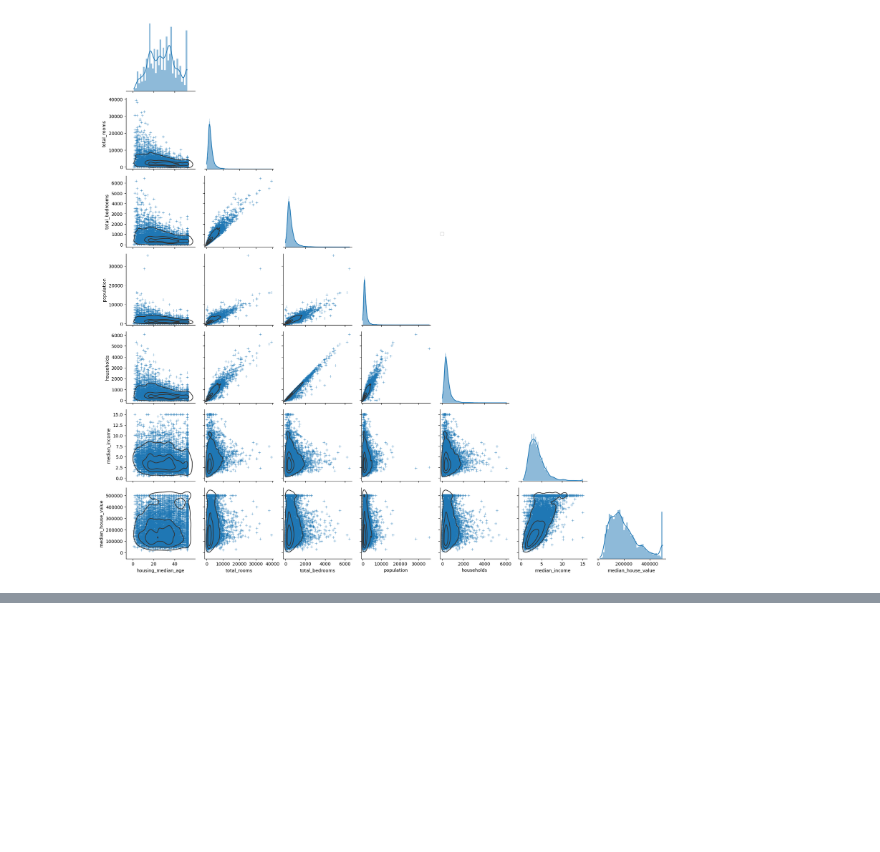
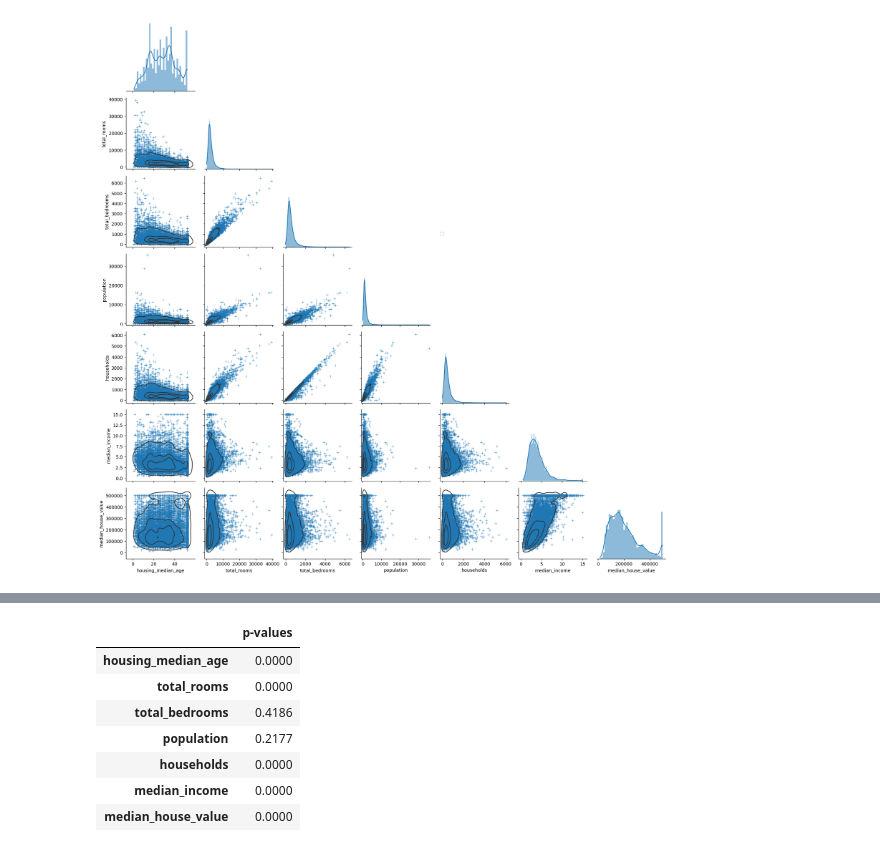
Before and after one commit to AliciaKairouani/Projet_immo, a Jupyter notebook: inférence.ipynb, the cells around one changed output, grey strips where cells are left out. Cells and saved outputs as stored; diff of their text form; code cells hidden in the pictures; blank space fills up the shorter version.

```diff
--- a/inférence.ipynb
+++ b/inférence.ipynb
@@ -44,0 +102,13 @@ g.legend.set_bbox_to_anchor((.61,.6))
+# %%
+pd.set_option('display.float_format', '{:.4f}'.format)
+coefs_with_p_value = ols.pvalues.to_frame(name='p-values').iloc[1:]
+coefs_with_p_value
+# %% [output]
+|  | p-values |
+| housing_median_age | 0.0000 |
+| total_rooms | 0.0000 |
+| total_bedrooms | 0.4186 |
+| population | 0.2177 |
+| households | 0.0000 |
+| median_income | 0.0000 |
+| median_house_value | 0.0000 |
```
Also changed, not shown: parts of 10 cells of this notebook.
